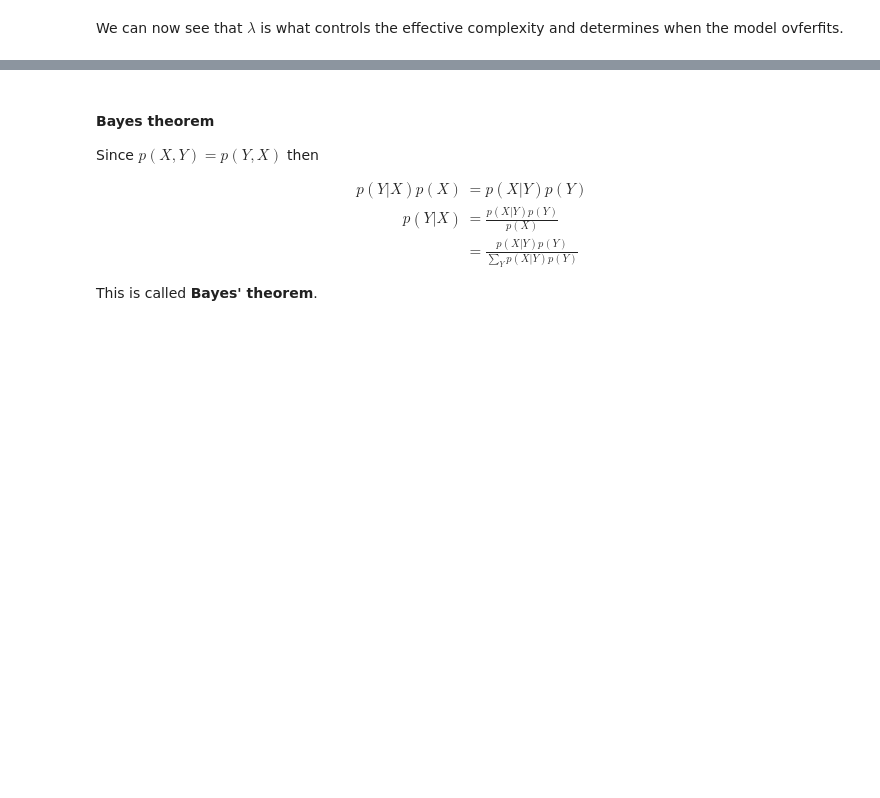
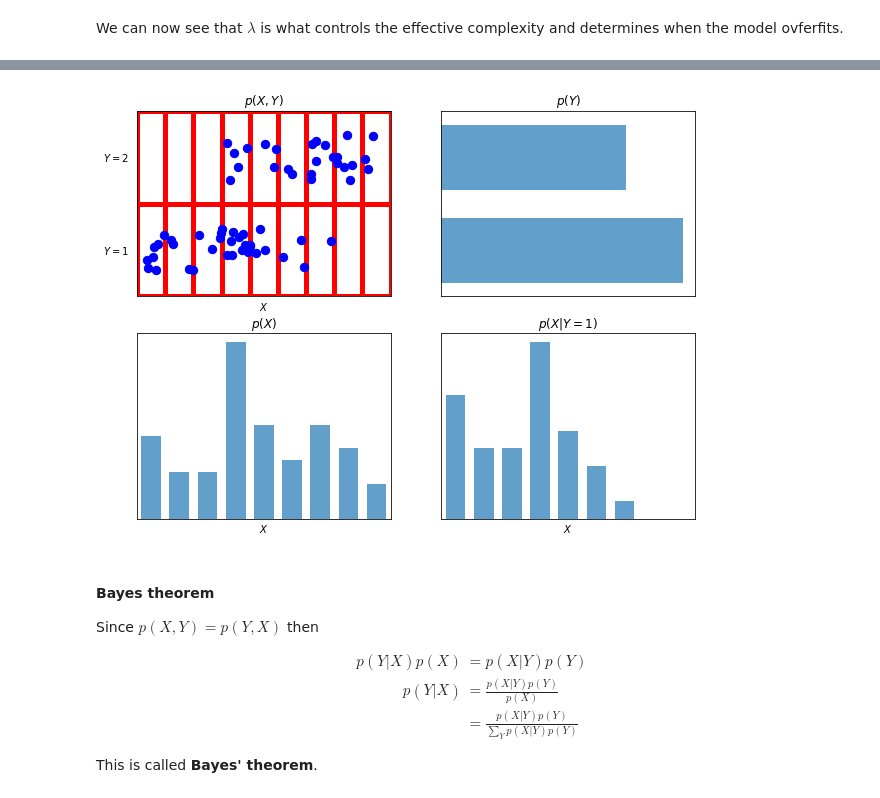
Before and after one commit to MBates92/PRML-Walkthrough, a Jupyter notebook: Chapter 1.ipynb, the cells around one changed output, grey strips where cells are left out. Cells and saved outputs as stored; diff of their text form; code cells hidden in the pictures; blank space fills up the shorter version.

Commit message:
Added Exercise 1.3 as well as Figure 1.11 explaining conditional and marginal probabilities

```diff
--- a/Chapter 1.ipynb
+++ b/Chapter 1.ipynb
@@ -378,3 +380,65 @@ This is called the **product rule**.
+# %%
+#This lets use generate a normal distribution of points with boundaries
+from scipy.stats import truncnorm
+
+def get_truncated_normal(mean=0, sd=1, low=0, upp=10):
+    return truncnorm(
+        (low - mean) / sd, (upp - mean) / sd, loc=mean, scale=sd)
+# %%
+#First we generate our set of points.
+#p(x|y=1)
+x1 = get_truncated_normal(mean=2.5, sd=2, low=0.1, upp=6.9).rvs(34)
+#p(y=1)
+y1=np.random.uniform(0.25,0.75,size=34)
+#p(x|y=2)
+x2 = get_truncated_normal(mean=6.5, sd=2, low=3.1, upp=8.9).rvs(26)
+#p(y=2)
+y2=np.random.uniform(1.25,1.75,size=26)
+
+
+x_join = np.concatenate((x1,x2))
+y_join = np.concatenate((y1,y2))
+
+#Then we plot them
+fig = plt.figure(figsize = (10,7.5))
+ax1 = fig.add_subplot(2,2,1)
+ax2 = fig.add_subplot(2,2,2,sharey=ax1)
+ax3 = fig.add_subplot(2,2,3,sharex=ax1)
+ax4 = fig.add_subplot(2,2,4,sharex=ax1)
+
+axes = [ax1,ax2,ax3,ax4]
+for ax in axes:
+    ax.set_xticks([])
+    ax.set_yticks([])
+
+for i in range(0,2+1):
+    ax1.axhline(i,linewidth=5,c='r',zorder=-1)
+
+for i in range(0,9+1):
+    ax1.axvline(i,linewidth=5,c='r',zorder=-1)
+
+ax1.scatter(x_join,y_join,zorder=1,c='b',s=70)
+ax1.set_xlim(0,9)
+ax1.set_ylim(0,2)
+ax1.set_title(r'$p(X,Y)$')
+ax1.text(-1.2,0.45,r'$Y=1$')
+ax1.text(-1.2,1.45,r'$Y=2$')
+ax1.set_xlabel(r'$X$')
+
+ax2.set_title(r'$p(Y)$')
+ax2.hist(y_join,bins=range(0,2+1), rwidth=0.7,alpha=0.7,orientation='horizontal')
+
+ax3.set_title(r'$p(X)$')
+ax3.hist(x_join, bins=range(0,9+1), rwidth=0.7,alpha=0.7)
+ax3.set_xlabel(r'$X$')
+
+ax4.set_title(r'$p(X|Y=1)$')
+ax4.hist(x1, bins=range(0,9+1), rwidth=0.7,alpha=0.7)
+ax4.set_xlabel(r'$X$')
+
+plt.show()
+# %% [output]
+[figure, added]
 # %% [markdown]
 #### Bayes theorem
 
```
Also changed, not shown: parts of 9 cells of this notebook.
